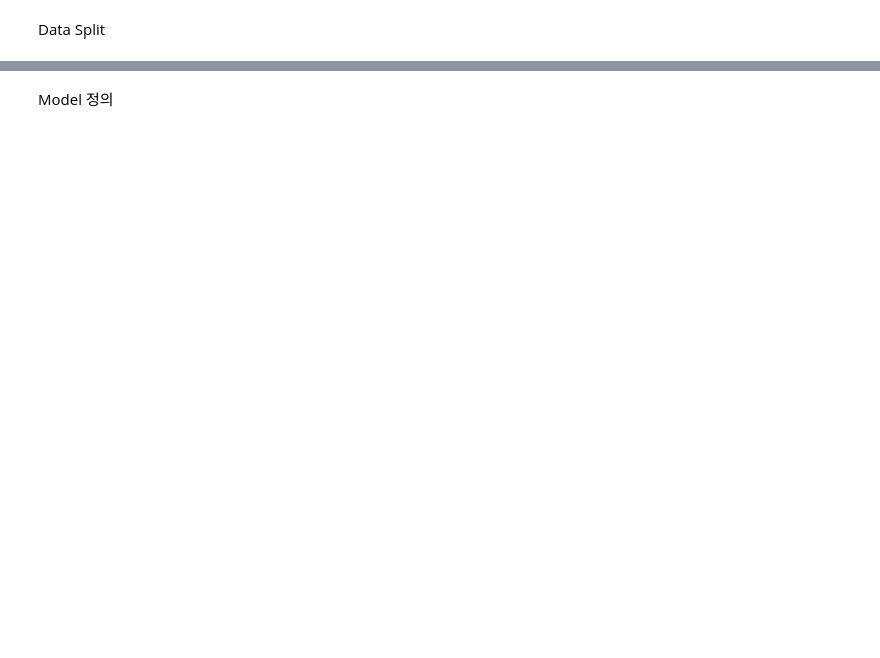
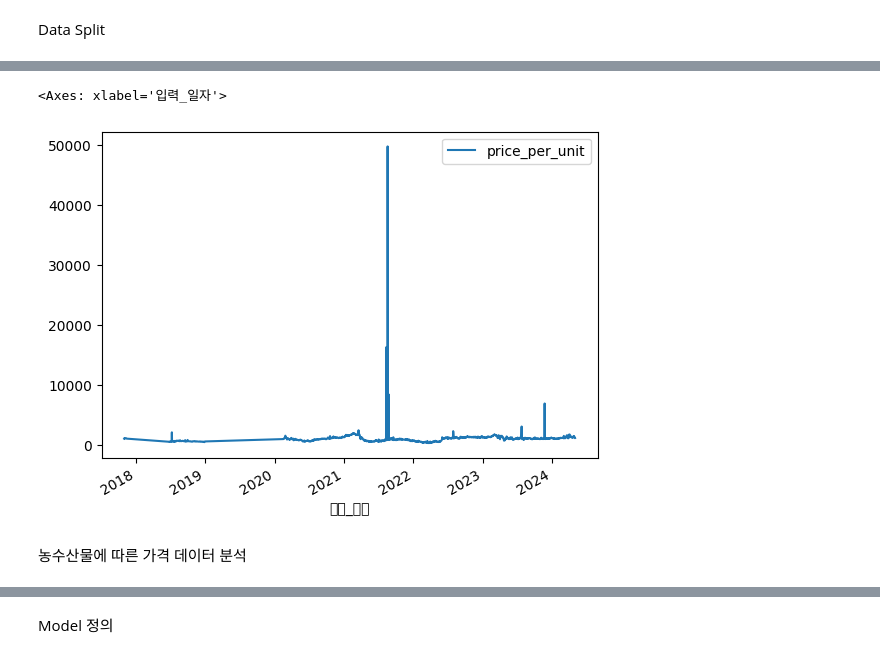
Before and after one commit to jkworldchampion/market_predict_lstm, a Jupyter notebook: baseline.ipynb, the cells around one changed output, grey strips where cells are left out. Cells and saved outputs as stored; diff of their text form; code cells hidden in the pictures; blank space fills up the shorter version.

```diff
--- a/baseline.ipynb
+++ b/baseline.ipynb
@@ -205,0 +339,7 @@ print(data_onion_train.shape, data_onion_test.shape, data_onion_valid.shape)
+# %%
+data_uni[data_uni['품목명'] == '양파'].plot()
+# %% [output]
+<Axes: xlabel='입력_일자'>
+[figure, added]
+# %% [markdown]
+농수산물에 따른 가격 데이터 분석
```
Also changed, not shown: parts of 62 cells of this notebook.
